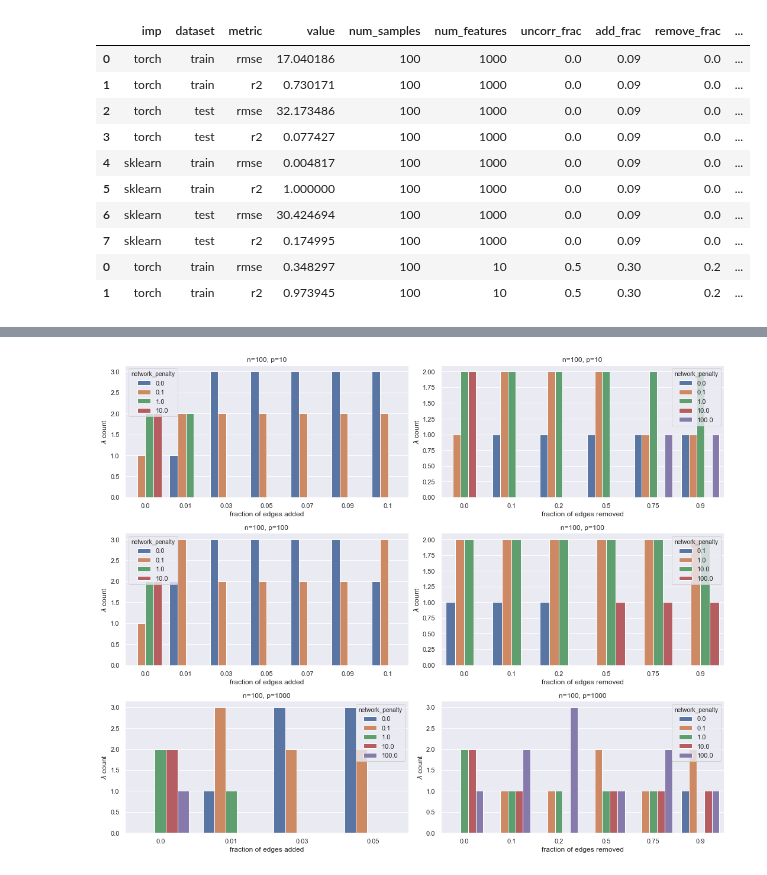
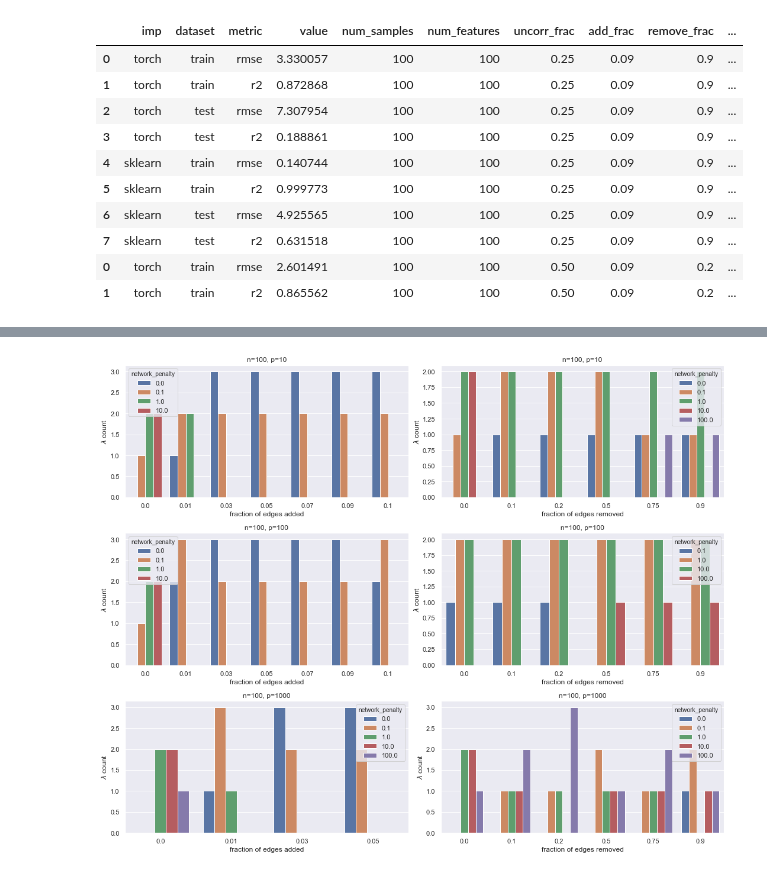
Before and after one commit to jjc2718/netreg, a Jupyter notebook: simdata/edge_analysis.ipynb, the cells around one changed output, grey strips where cells are left out. Saved outputs shown, nothing was run; the diff lists cells and outputs as text; code cells hidden in the pictures.

```diff
--- a/simdata/edge_analysis.ipynb
+++ b/simdata/edge_analysis.ipynb
@@ -11,7 +15,7 @@ result_columns = ['imp', 'dataset', 'metric', 'value',
                   'add_frac', 'remove_frac', 'seed',
                   'network_penalty']
 results_df = None
-results_dir = './results/network_noise_results'
+results_dir = './results/network_noise_uncorr'
 results_dir_nn = './results/network_noise_control'
 
 def parse_pickle(fname, n, p, uncorr_frac, add_frac,
@@ -39,43 +43,43 @@ for fname in os.listdir(results_dir):
     seed = int(f_sp[7].replace('s', ''))
     df = parse_pickle(os.path.join(results_dir, fname),
                       n, p, uncorr_frac, add_frac, remove_frac,
                       seed)
     if results_df is None:
         results_df = df
     else:
         results_df = pd.concat((results_df, df))
 
 for fname in os.listdir(results_dir_nn):
     if os.path.isdir(fname): continue
     if 'cv_results' not in fname: continue
     f_sp = os.path.splitext(fname)[0].split('_')
     n = int(f_sp[2].replace('n', ''))
     p = int(f_sp[3].replace('p', ''))
     uncorr_frac = float(f_sp[4].replace('u', ''))
     add_frac = float(f_sp[5].replace('a', ''))
     remove_frac = float(f_sp[6].replace('r', ''))
     seed = int(f_sp[7].replace('s', ''))
     df = parse_pickle(os.path.join(results_dir_nn, fname),
                       n, p, uncorr_frac, add_frac, remove_frac,
                       seed, network=False)
     if results_df is None:
         results_df = df
     else:
         results_df = pd.concat((results_df, df))
 
 results_df.head(n=10)
 # %% [output]
 |  | imp | dataset | metric | value | num_samples | num_features | uncorr_frac | add_frac | remove_frac | ... |
-| 0 | torch | train | rmse | 17.040186 | 100 | 1000 | 0.0 | 0.09 | 0.0 | ... |
-| 1 | torch | train | r2 | 0.730171 | 100 | 1000 | 0.0 | 0.09 | 0.0 | ... |
-| 2 | torch | test | rmse | 32.173486 | 100 | 1000 | 0.0 | 0.09 | 0.0 | ... |
-| 3 | torch | test | r2 | 0.077427 | 100 | 1000 | 0.0 | 0.09 | 0.0 | ... |
-| 4 | sklearn | train | rmse | 0.004817 | 100 | 1000 | 0.0 | 0.09 | 0.0 | ... |
-| 5 | sklearn | train | r2 | 1.000000 | 100 | 1000 | 0.0 | 0.09 | 0.0 | ... |
-| 6 | sklearn | test | rmse | 30.424694 | 100 | 1000 | 0.0 | 0.09 | 0.0 | ... |
-| 7 | sklearn | test | r2 | 0.174995 | 100 | 1000 | 0.0 | 0.09 | 0.0 | ... |
-| 0 | torch | train | rmse | 0.348297 | 100 | 10 | 0.5 | 0.30 | 0.2 | ... |
-| 1 | torch | train | r2 | 0.973945 | 100 | 10 | 0.5 | 0.30 | 0.2 | ... |
+| 0 | torch | train | rmse | 3.330057 | 100 | 100 | 0.25 | 0.09 | 0.9 | ... |
+| 1 | torch | train | r2 | 0.872868 | 100 | 100 | 0.25 | 0.09 | 0.9 | ... |
+| 2 | torch | test | rmse | 7.307954 | 100 | 100 | 0.25 | 0.09 | 0.9 | ... |
+| 3 | torch | test | r2 | 0.188861 | 100 | 100 | 0.25 | 0.09 | 0.9 | ... |
+| 4 | sklearn | train | rmse | 0.140744 | 100 | 100 | 0.25 | 0.09 | 0.9 | ... |
+| 5 | sklearn | train | r2 | 0.999773 | 100 | 100 | 0.25 | 0.09 | 0.9 | ... |
+| 6 | sklearn | test | rmse | 4.925565 | 100 | 100 | 0.25 | 0.09 | 0.9 | ... |
+| 7 | sklearn | test | r2 | 0.631518 | 100 | 100 | 0.25 | 0.09 | 0.9 | ... |
+| 0 | torch | train | rmse | 2.601491 | 100 | 100 | 0.50 | 0.09 | 0.2 | ... |
+| 1 | torch | train | r2 | 0.865562 | 100 | 100 | 0.50 | 0.09 | 0.2 | ... |
 # %%
 import matplotlib.pyplot as plt
 import seaborn as sns
```
Also changed, not shown: parts of 10 cells of this notebook.
